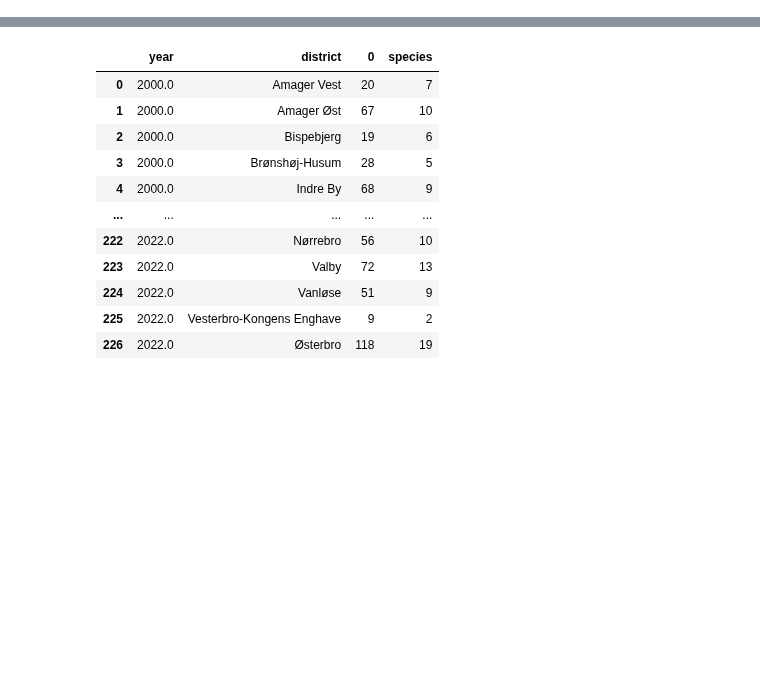
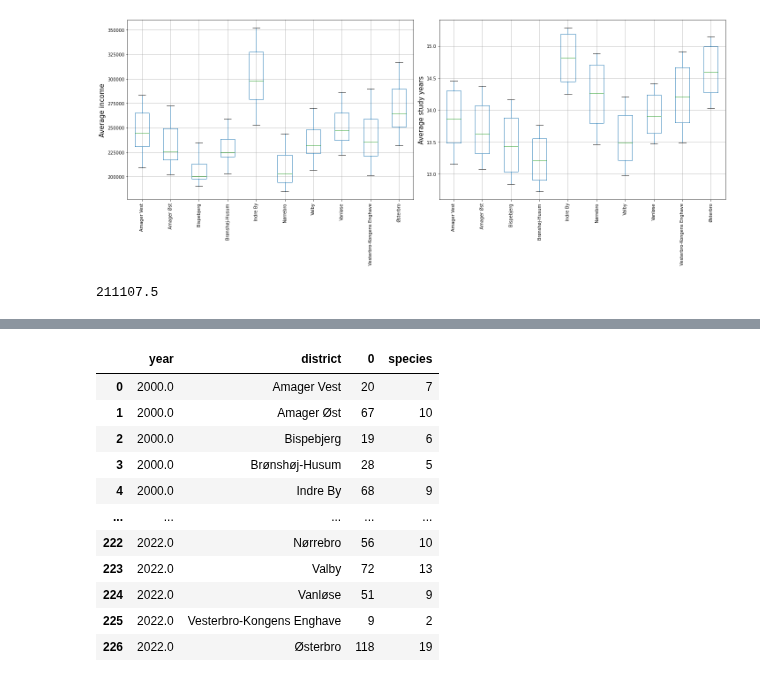
Before and after one commit to Ljoerring/Social-Data-Project, a Jupyter notebook: Exploratory_demo.ipynb, the cells around one changed output, grey strips where cells are left out. Drawn from its saved outputs; the diff is of its cells as text; code cells hidden in the pictures; blank space fills up the shorter version.

```diff
--- a/Exploratory_demo.ipynb
+++ b/Exploratory_demo.ipynb
@@ -27,0 +59,19 @@ df_education['avg_study_year'] = df_education.total_study_year/df_education.tota
+# %%
+# Boxplot showing variation in income and study year for the period 2008-2020
+fig, axes = plt.subplots(1,2, figsize=(20,8))
+table_income.boxplot(vert=True, ax=axes[0])
+axes[0].set_ylabel('Average income', fontsize=15)
+axes[0].set_xlabel('')
+axes[0].set_xticklabels(districts,rotation=90, fontsiz=10)
+table_study.boxplot(vert=True, ax=axes[1])
+axes[1].set_ylabel('Average study years', fontsize=15)
+axes[1].set_xlabel('')
+axes[1].set_xticklabels(districts,rotation=90, fontsize=10)
+plt.tight_layout()
+plt.show()
+# %% [output]
+[figure, added]
+# %%
+df_demo[df_demo['year']==2008].avg_income.mean()
+# %% [output]
+211107.5
```
Also changed, not shown: parts of 4 cells of this notebook, 2 other files.
